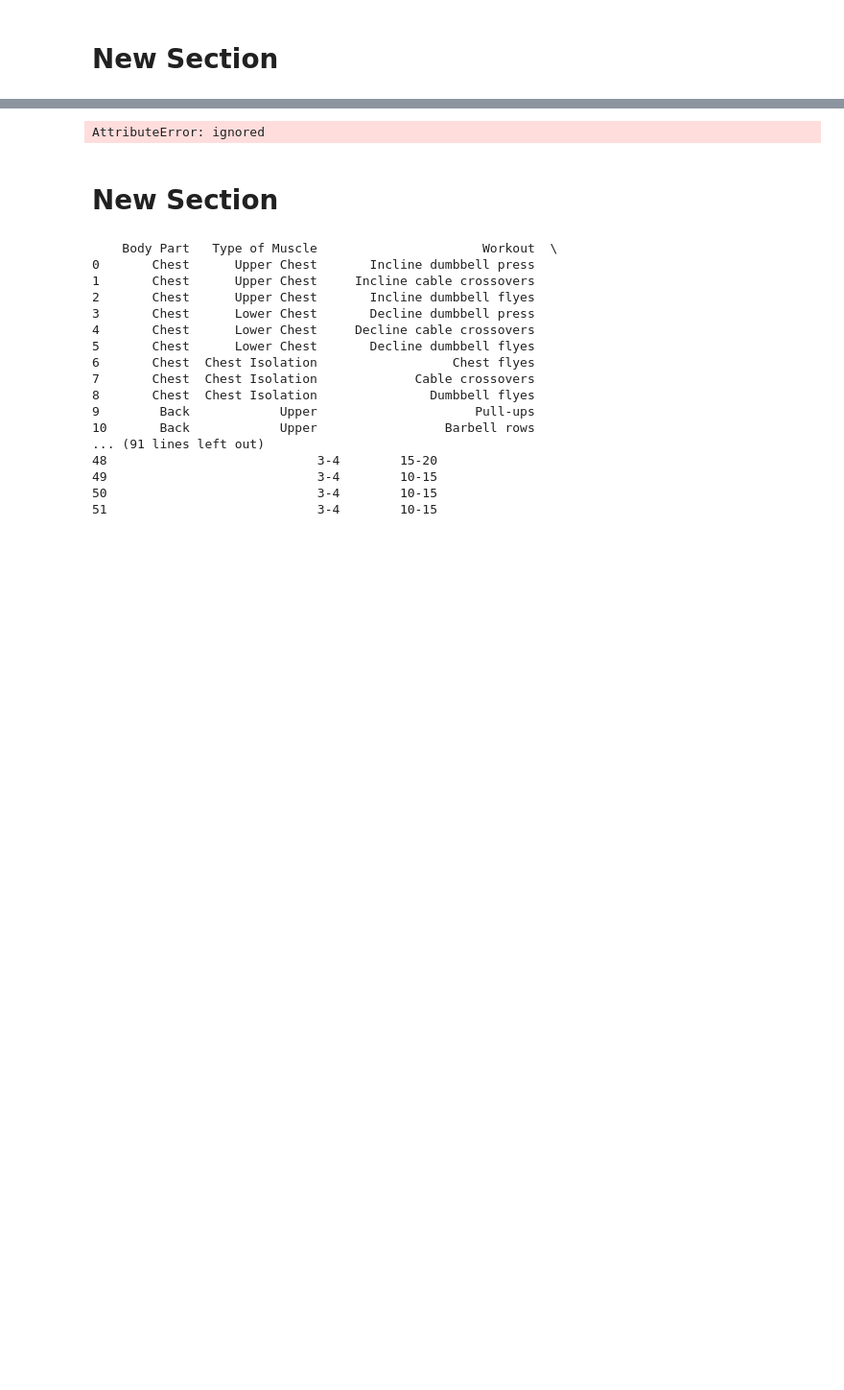
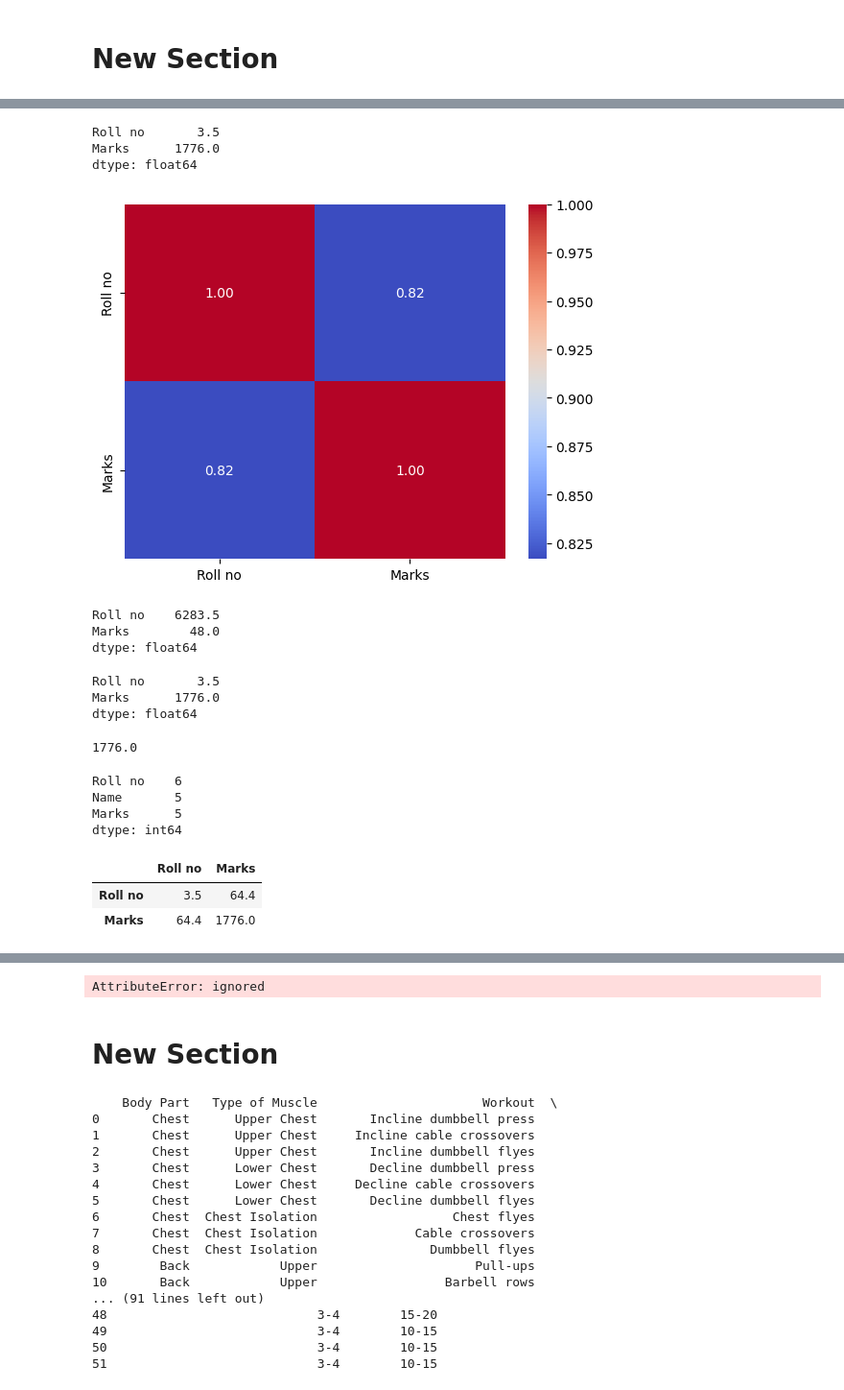
Before and after one commit to Naufil-sayed/DVP, a Jupyter notebook: Untitled5.ipynb, the cells around one changed output, grey strips where cells are left out. Shown: that part at 96% size. Saved outputs shown, nothing was run; the diff lists cells and outputs as text; code cells hidden in the pictures; blank space fills up the shorter version.

```diff
--- a/Untitled5.ipynb
+++ b/Untitled5.ipynb
@@ -1,2 +1,15 @@
 # %% [markdown]
 <a href="https://colab.research.google.com/github/Naufil-sayed/DVP/blob/main/Untitled5.ipynb" target="_parent"><img src="https://colab.research.google.com/assets/colab-badge.svg" alt="Open In Colab"/></a>
+# %%
+#Summarizing data statistically
+import pandas as pd
+
+data = {
+  "Roll no": [6281,6282,6283,6284,6285,6286],
+  "Name": ['John Cena','Brock Lesnar','Undertaker','John Cena','Rey Mysterio','Edge'],
+  "Marks":[10,20,50,10,98,100]
+}
+
+df = pd.DataFrame(data)
+
+print(df)
@@ -4,0 +105,40 @@
+# %%
+x=df.corr()
+# %%
+import seaborn as sns
+sns.heatmap(x, annot=True,fmt='0.2f',cmap='coolwarm')
+df.var(x)
+# %% [output]
+Roll no       3.5
+Marks      1776.0
+dtype: float64
+[figure, added]
+# %%
+df.mean()
+# %% [output]
+Roll no    6283.5
+Marks        48.0
+dtype: float64
+# %%
+df.var()
+# %% [output]
+Roll no       3.5
+Marks      1776.0
+dtype: float64
+# %%
+df['Marks'].var()
+# %% [output]
+1776.0
+# %%
+df.nunique()
+# %% [output]
+Roll no    6
+Name       5
+Marks      5
+dtype: int64
+# %%
+df.cov()
+# %% [output]
+|  | Roll no | Marks |
+| Roll no | 3.5 | 64.4 |
+| Marks | 64.4 | 1776.0 |
```
Also changed, not shown: parts of 10 cells of this notebook.
